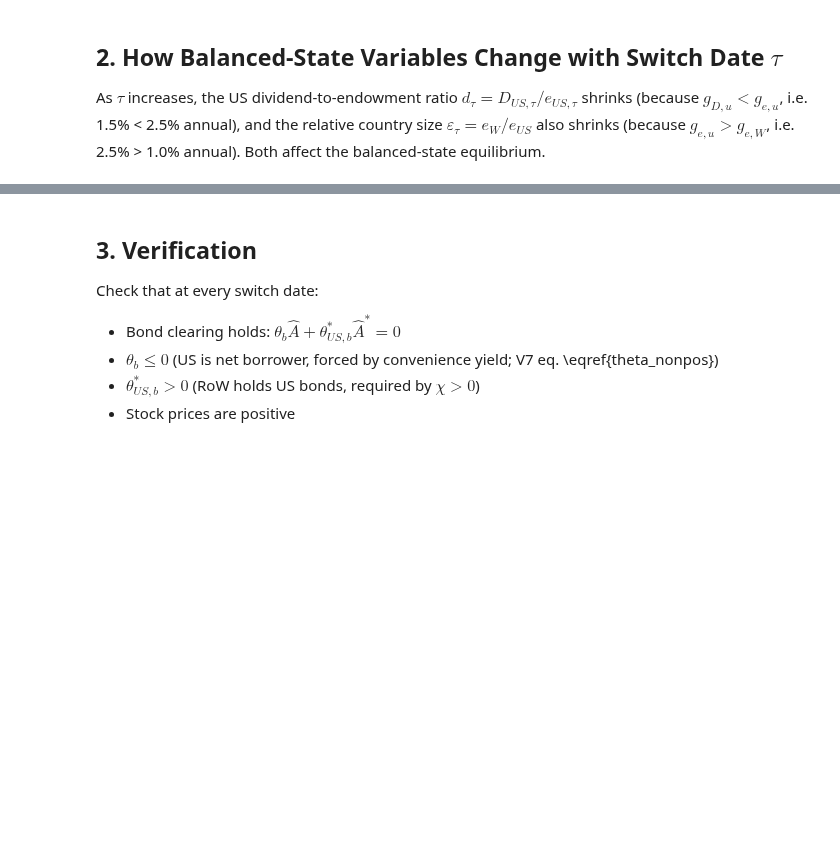
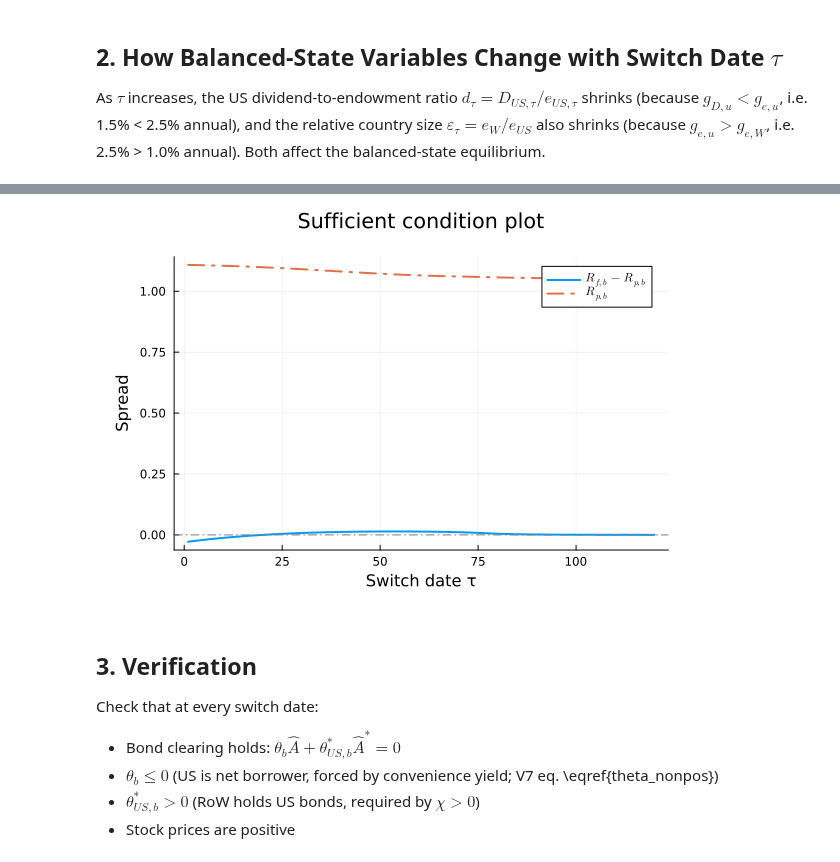
Before and after one commit to Cheng-Jipeng/Open_HKT, a Jupyter notebook: 02_balanced_state.ipynb, the cells around one changed output, grey strips where cells are left out. Drawn from its saved outputs; the diff is of its cells as text; code cells hidden in the pictures; blank space fills up the shorter version.

```diff
--- a/02_balanced_state.ipynb
+++ b/02_balanced_state.ipynb
@@ -125,3 +155,14 @@ plot(p1, p2, p3, p4, layout=(2,2), size=(900, 650), margin=5Plots.mm)
+# %%
+# Sufficient condition plot
+scp1 = plot(tt, spread_fp, lw=2, label=L"R_{f,b} - R_{p,b}",
+           xlabel="Switch date τ", ylabel="Spread",
+           title="Sufficient condition plot")
+plot!(scp1, tt, R_p_bs, lw=2, ls=:dashdot, label=L"R_{p,b}")
+hline!(scp1, [0.0], ls=:dashdot, lc=:gray, label="")
+
+plot(scp1, margin=5Plots.mm)
+# %% [output]
+[figure, added]
 # %% [markdown]
 ## 3. Verification
 
```
Also changed, not shown: parts of 3 cells of this notebook, 7 other files.
